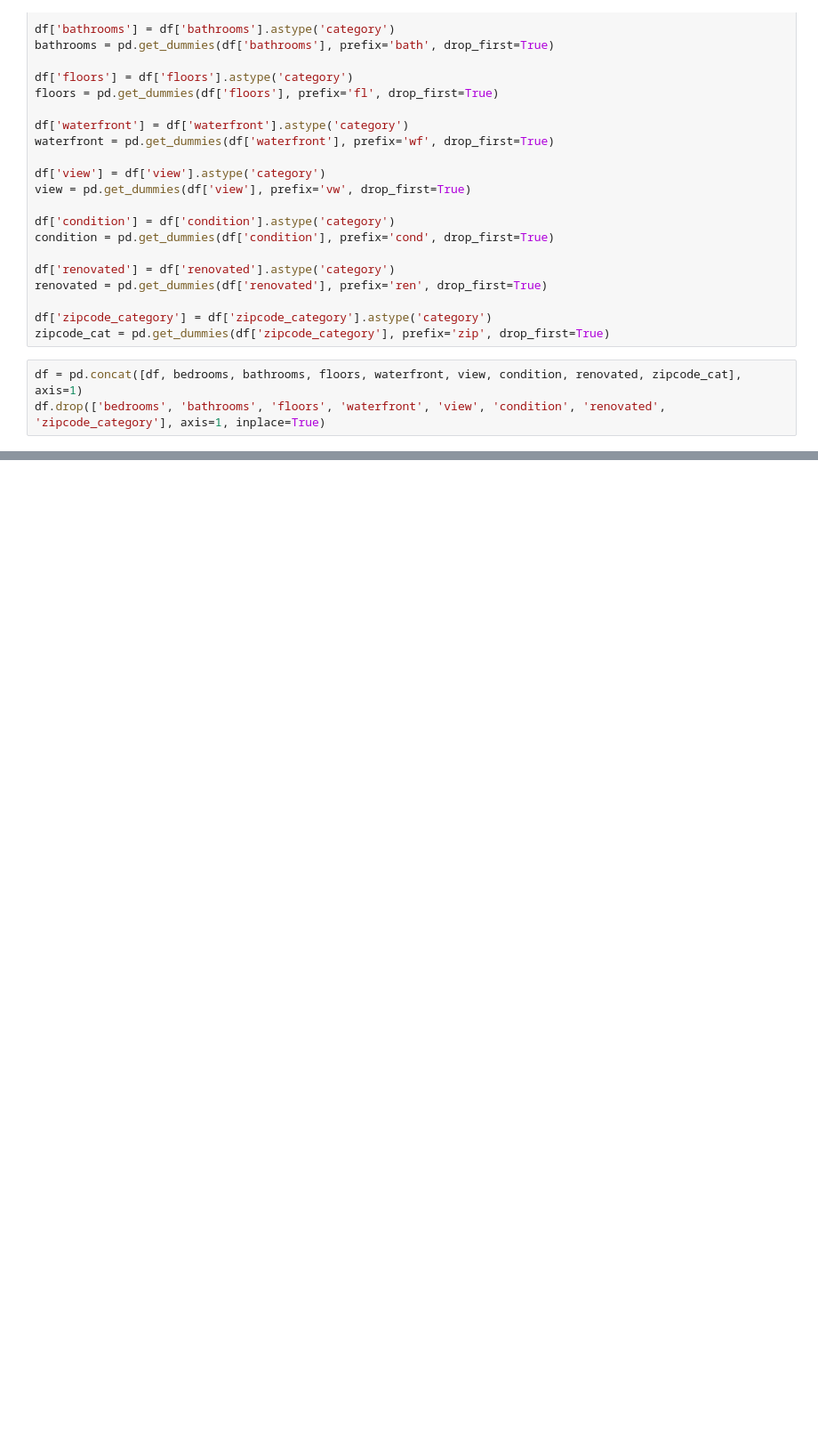
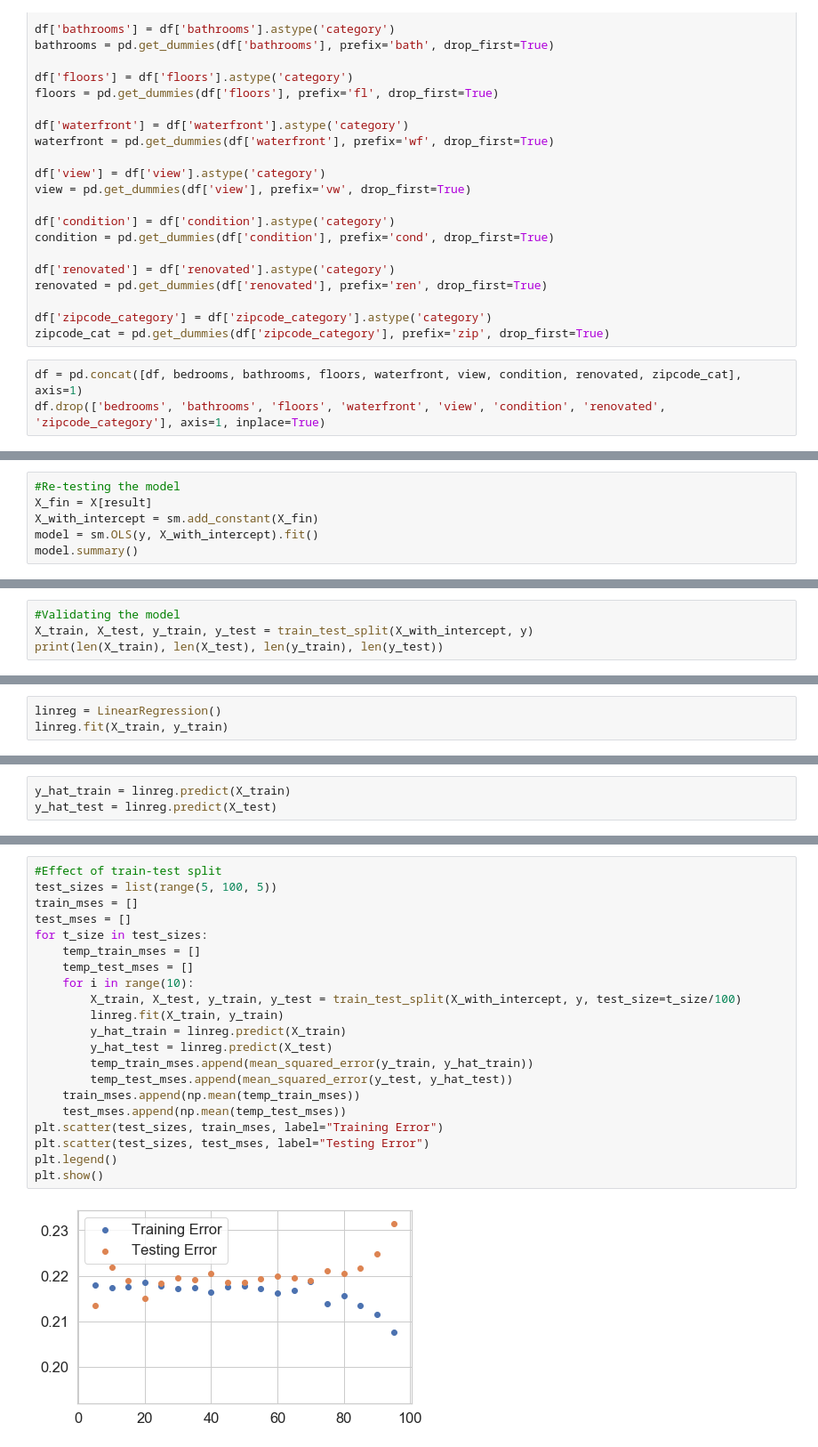
Before and after one commit to JonahFlateman/King-County-Sale-Prices, a Jupyter notebook: student.ipynb, the cells around one changed output, grey strips where cells are left out. Shown at 89% size. Saved outputs shown, nothing was run; the diff lists cells and outputs as text; blank space fills up the shorter version.

Commit message:
Added Train-Test Splits and Validation

```diff
--- a/student.ipynb
+++ b/student.ipynb
@@ -452,0 +550,6 @@ df.head(50)
+# %%
+#Re-testing the model
+X_fin = X[result]
+X_with_intercept = sm.add_constant(X_fin)
+model = sm.OLS(y, X_with_intercept).fit()
+model.summary()
@@ -452,0 +589,4 @@ df.head(50)
+# %%
+#Validating the model
+X_train, X_test, y_train, y_test = train_test_split(X_with_intercept, y)
+print(len(X_train), len(X_test), len(y_train), len(y_test))
@@ -452,0 +595,3 @@ df.head(50)
+# %%
+linreg = LinearRegression()
+linreg.fit(X_train, y_train)
@@ -452,0 +600,3 @@ df.head(50)
+# %%
+y_hat_train = linreg.predict(X_train)
+y_hat_test = linreg.predict(X_test)
@@ -452,0 +637,23 @@ df.head(50)
+# %%
+#Effect of train-test split
+test_sizes = list(range(5, 100, 5))
+train_mses = []
+test_mses = []
+for t_size in test_sizes:
+    temp_train_mses = []
+    temp_test_mses = []
+    for i in range(10):
+        X_train, X_test, y_train, y_test = train_test_split(X_with_intercept, y, test_size=t_size/100)
+        linreg.fit(X_train, y_train)
+        y_hat_train = linreg.predict(X_train)
+        y_hat_test = linreg.predict(X_test)
+        temp_train_mses.append(mean_squared_error(y_train, y_hat_train))
+        temp_test_mses.append(mean_squared_error(y_test, y_hat_test))
+    train_mses.append(np.mean(temp_train_mses))
+    test_mses.append(np.mean(temp_test_mses))
+plt.scatter(test_sizes, train_mses, label="Training Error")
+plt.scatter(test_sizes, test_mses, label="Testing Error")
+plt.legend()
+plt.show()
+# %% [output]
+[figure, added]
```
Also changed, not shown: parts of 14 cells of this notebook.
